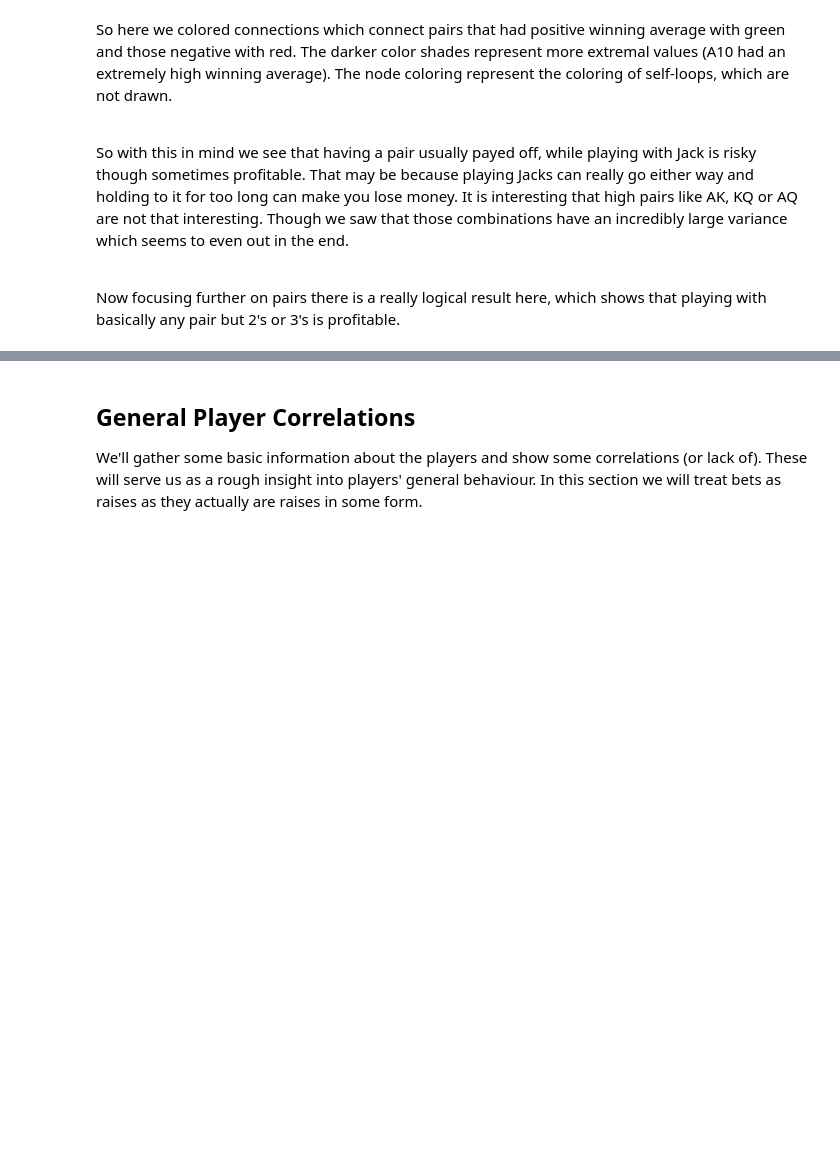
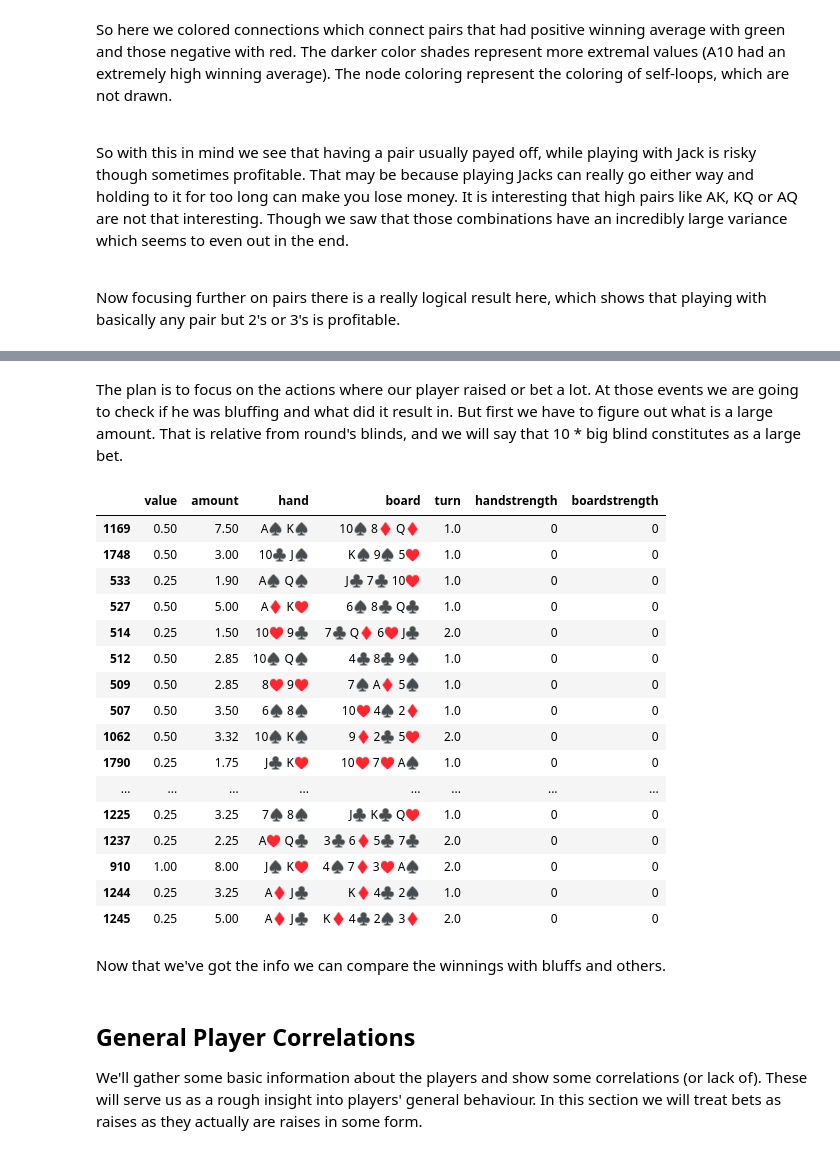
Before and after one commit to kuco23/PokerPlayerPatterns, a Jupyter notebook: notebook.ipynb, the cells around one changed output, grey strips where cells are left out. Cells and saved outputs as stored; diff of their text form; code cells hidden in the pictures; blank space fills up the shorter version.

Commit message:
bluffs added

```diff
--- a/notebook.ipynb
+++ b/notebook.ipynb
@@ -78,7 +79,7 @@ Here we will evaluate strength of a specific card combination in multiple ways.<
 That will include checking how many times and how much user has won when dealt a specific card.
 # %%
 card_wins = received_cards.merge(
-    cardshow[cardshow.user_id == 5],
+    cardshow[cardshow.user_id == main_user_id],
     'outer', 'round_id'
 ).dropna().groupby(
     ['card1', 'card2']
@@ -228,3 +253,81 @@ Now focusing further on pairs there is a really logical result here, which shows
+# %% [markdown]
+The plan is to focus on the actions where our player raised or bet a lot. At those events we are going to check if he was bluffing and what did it result in. But first we have to figure out what is a large amount. That is relative from round's blinds, and we will say that 10 * big blind constitutes as a large bet.
+# %%
+action_blinds = blinds[
+    blinds.blind_type_id == 1
+].drop(
+    columns = ['user_id']
+).merge(
+    actions[actions.user_id == main_user_id],
+    'outer', 'round_id'
+).dropna()
+# %%
+main_player_cards = received_cards.assign(
+    hand = received_cards.card1 + ' ' + received_cards.card2
+).drop(
+    columns = ['card1', 'card2', 'user_id']
+).merge(
+    board, 'outer', 'round_id'
+).dropna()
+# %%
+bluff_data = action_blinds[
+    (action_blinds.amount > 5 * action_blinds.value) &
+    ((action_blinds.action_id == ActionId.RAISE) |
+     (action_blinds.action_id == ActionId.BET))
+].merge(
+    main_player_cards, 'outer',
+    left_on = ['round_id', 'turn_id'],
+    right_on = ['round_id', 'turn']
+).drop(
+    columns = [
+        'user_id', 'action_order',
+        'blind_type_id', 'action_id',
+        'turn_id', 'round_id'
+    ]
+).dropna()
+
+strengths = bluff_data.assign(
+    handstrength = bluff_data.apply(
+        lambda row: pd.Series(
+            [getHand(row.hand + ' ' + row.board)]
+        ),
+        axis = 1, result_type = 'expand'
+    )
+).assign(
+    boardstrength = bluff_data.apply(
+        lambda row: pd.Series(
+            [getHand(row.board)]
+        ),
+        axis = 1, result_type = 'expand'
+    )
+).sort_values(
+    by = ['handstrength']
+)
+
+strengths.head(10)
+
+# get missing straight possitions so
+# you can classify close to straights
+# %% [output]
+|  | value | amount | hand | board | turn | handstrength | boardstrength |
+| 1169 | 0.50 | 7.50 | A♠ K♠ | 10♠ 8♦ Q♦ | 1.0 | 0 | 0 |
+| 1748 | 0.50 | 3.00 | 10♣ J♠ | K♠ 9♠ 5♥ | 1.0 | 0 | 0 |
+| 533 | 0.25 | 1.90 | A♠ Q♠ | J♣ 7♣ 10♥ | 1.0 | 0 | 0 |
+| 527 | 0.50 | 5.00 | A♦ K♥ | 6♠ 8♣ Q♣ | 1.0 | 0 | 0 |
+| 514 | 0.25 | 1.50 | 10♥ 9♣ | 7♣ Q♦ 6♥ J♣ | 2.0 | 0 | 0 |
+| 512 | 0.50 | 2.85 | 10♠ Q♠ | 4♣ 8♣ 9♠ | 1.0 | 0 | 0 |
+| 509 | 0.50 | 2.85 | 8♥ 9♥ | 7♠ A♦ 5♠ | 1.0 | 0 | 0 |
+| 507 | 0.50 | 3.50 | 6♠ 8♠ | 10♥ 4♠ 2♦ | 1.0 | 0 | 0 |
+| 1062 | 0.50 | 3.32 | 10♠ K♠ | 9♦ 2♣ 5♥ | 2.0 | 0 | 0 |
+| 1790 | 0.25 | 1.75 | J♣ K♥ | 10♥ 7♥ A♠ | 1.0 | 0 | 0 |
+| ... | ... | ... | ... | ... | ... | ... | ... |
+| 1225 | 0.25 | 3.25 | 7♠ 8♠ | J♣ K♣ Q♥ | 1.0 | 0 | 0 |
+| 1237 | 0.25 | 2.25 | A♥ Q♣ | 3♣ 6♦ 5♣ 7♣ | 2.0 | 0 | 0 |
+| 910 | 1.00 | 8.00 | J♠ K♥ | 4♠ 7♦ 3♥ A♠ | 2.0 | 0 | 0 |
+| 1244 | 0.25 | 3.25 | A♦ J♣ | K♦ 4♣ 2♠ | 1.0 | 0 | 0 |
+| 1245 | 0.25 | 5.00 | A♦ J♣ | K♦ 4♣ 2♠ 3♦ | 2.0 | 0 | 0 |
+# %% [markdown]
+Now that we've got the info we can compare the winnings with bluffs and others.
 # %% [markdown]
 ## General Player Correlations
 We'll gather some basic information about the players and show some correlations (or lack of). These will serve us as a rough insight into players' general behaviour. In this section we will treat bets as raises as they actually are raises in some form.
```
Also changed, not shown: parts of 8 cells of this notebook, 6 other files.
